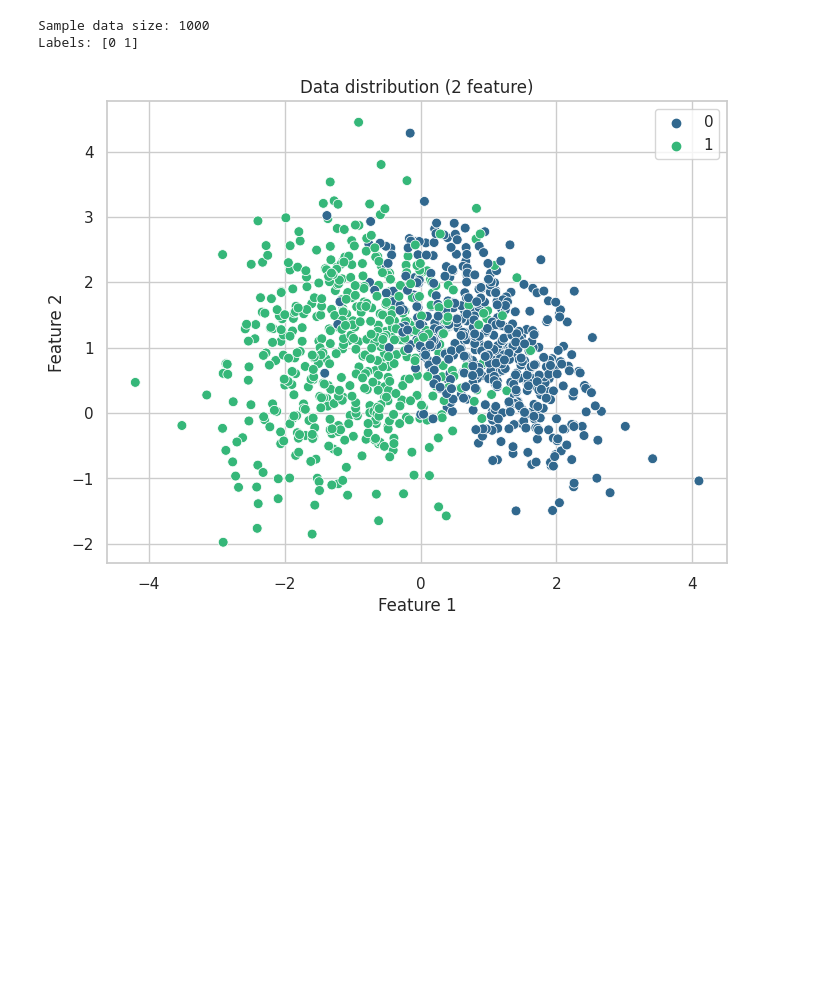
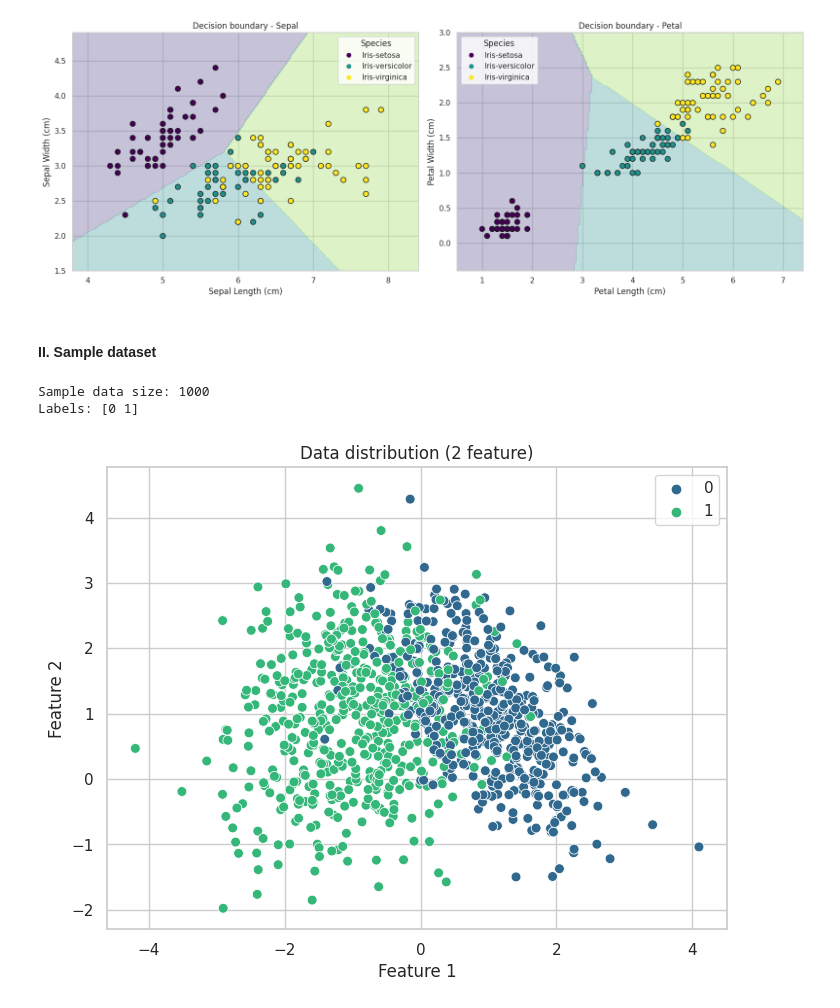
Before and after one commit to ductai05/machine-learning, a Jupyter notebook: ml-logistic-regression.ipynb, the cells around one changed output. Saved outputs shown, nothing was run; the diff lists cells and outputs as text; code cells hidden in the pictures; blank space fills up the shorter version.

```diff
--- a/ml-logistic-regression.ipynb
+++ b/ml-logistic-regression.ipynb
@@ -18 +199,43 @@ sns.set(style='whitegrid')
+# %%
+# ----------------------------
+# Visualize 2 models
+# ----------------------------
+fig, axes = plt.subplots(1, 2, figsize=(16, 6))
+
+# Graph 1: Sepal
+ax = axes[0]
+# Decision boundary
+c1 = ax.contourf(xx1, yy1, grid_preds_sepal_num, alpha=0.3,
+                 levels=np.arange(len(labels) + 1) - 0.5, cmap='viridis')
+# Draw data points
+scatter1 = ax.scatter(X_sepal['SepalLengthCm'], X_sepal['SepalWidthCm'],
+                      c=y.map(label_to_num), edgecolor='k', cmap='viridis', s=60)
+ax.set_xlabel('Sepal Length (cm)')
+ax.set_ylabel('Sepal Width (cm)')
+ax.set_title('Decision boundary - Sepal')
+
+handles1, _ = scatter1.legend_elements()
+ax.legend(handles1, labels, title="Species")
+
+# Graph 2: Petal
+ax = axes[1]
+# Decision boundary
+c2 = ax.contourf(xx2, yy2, grid_preds_petal_num, alpha=0.3,
+                 levels=np.arange(len(labels) + 1) - 0.5, cmap='viridis')
+# Draw data points
+scatter2 = ax.scatter(X_petal['PetalLengthCm'], X_petal['PetalWidthCm'],
+                      c=y.map(label_to_num), edgecolor='k', cmap='viridis', s=60)
+ax.set_xlabel('Petal Length (cm)')
+ax.set_ylabel('Petal Width (cm)')
+ax.set_title('Decision boundary - Petal')
+
+handles2, _ = scatter2.legend_elements()
+ax.legend(handles2, labels, title="Species")
+
+plt.tight_layout()
+plt.show()
+# %% [output]
+[figure, added]
+# %% [markdown]
+#### II. Sample dataset
 # %%
```
Also changed, not shown: parts of 15 cells of this notebook.
